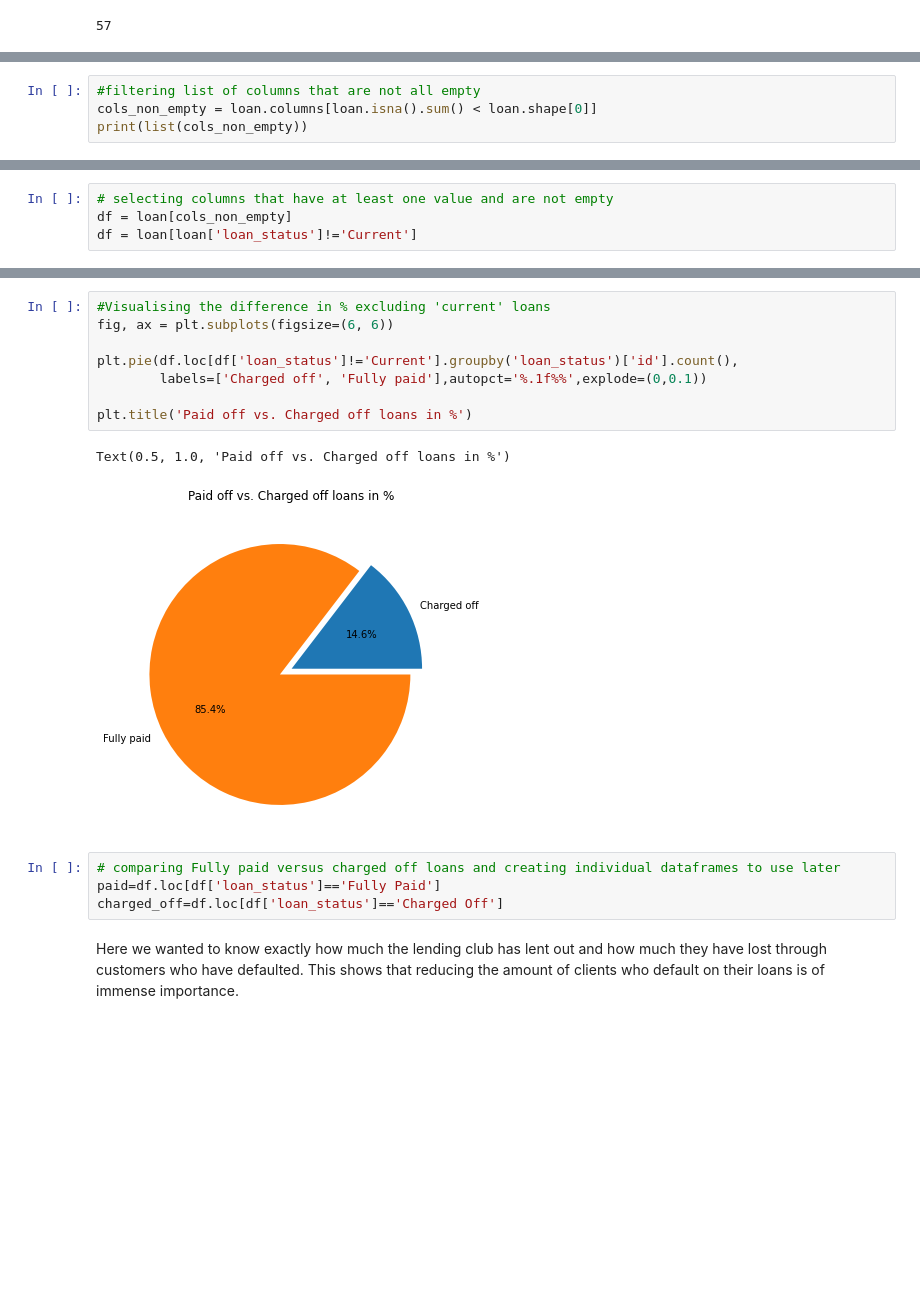
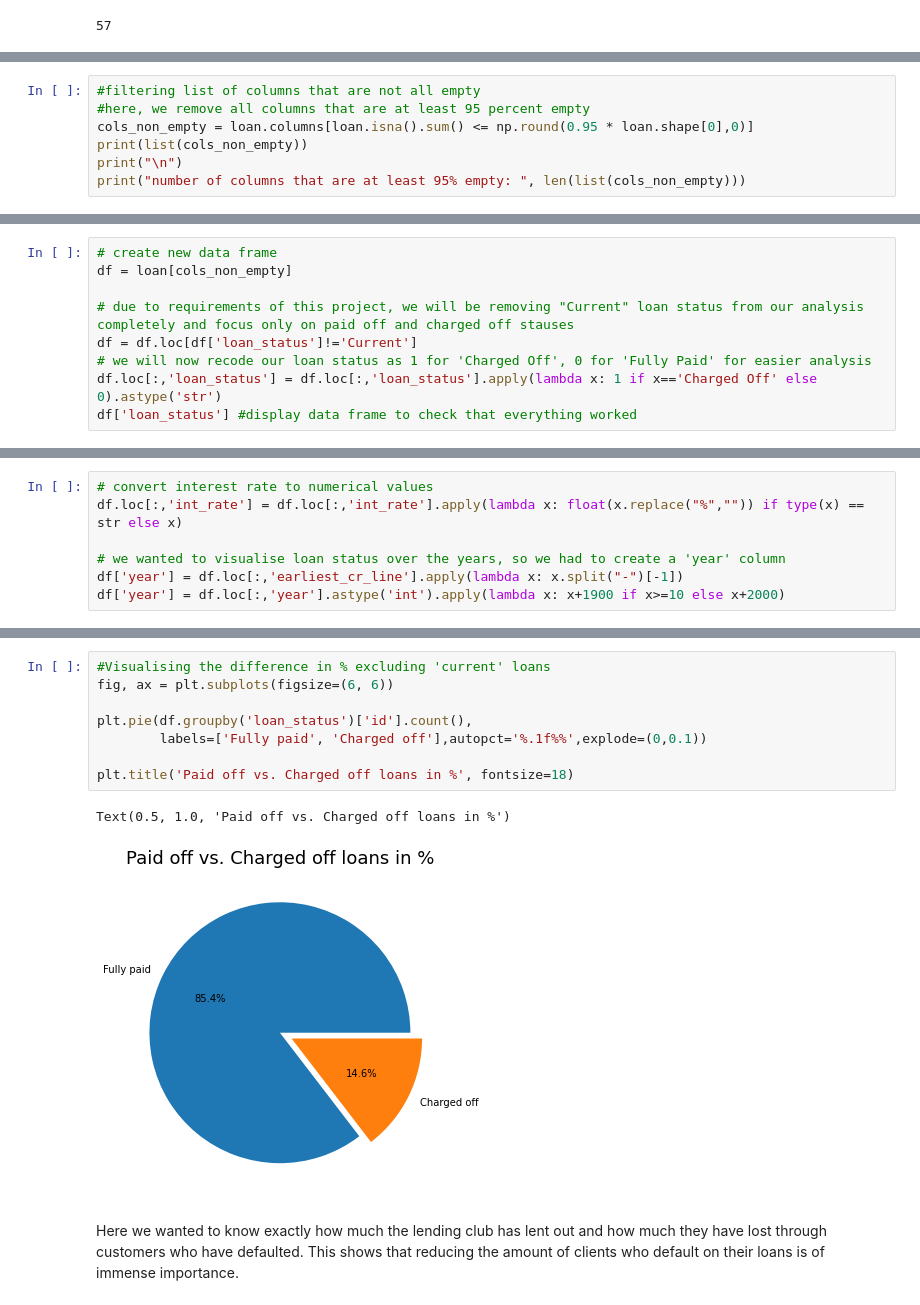
Before and after one commit to GeriNZ/lendingclub, a Jupyter notebook: Beng_Cheong_Cheong.ipynb, the cells around one changed output, grey strips where cells are left out. Cells and saved outputs as stored; diff of their text form; blank space fills up the shorter version.

Commit message:
update TOC, add detailed analysis, format markdown

```diff
--- a/Beng_Cheong_Cheong.ipynb
+++ b/Beng_Cheong_Cheong.ipynb
@@ -137,7 +161,10 @@ memory usage: 310.4 KB
 None
 # %%
 #filtering list of columns that are not all empty
-cols_non_empty = loan.columns[loan.isna().sum() < loan.shape[0]]
+#here, we remove all columns that are at least 95 percent empty
+cols_non_empty = loan.columns[loan.isna().sum() <= np.round(0.95 * loan.shape[0],0)]
 print(list(cols_non_empty))
+print("\n")
+print("number of columns that are at least 95% empty: ", len(list(cols_non_empty)))
 # %% [output]
 ['id', 'member_id', 'loan_amnt', 'funded_amnt', 'funded_amnt_inv', 'term', 'int_rate', 'installment', 'grade', 'sub_grade', 'emp_title', 'emp_length', 'home_ownership', 'annual_inc', 'verification_sta ...
@@ -147,0 +199,9 @@ The data exploration shows that the amount of columns in the dataset to be analy
+# %%
+# create new data frame
+df = loan[cols_non_empty]
+
+# due to requirements of this project, we will be removing "Current" loan status from our analysis completely and focus only on paid off and charged off stauses
+df = df.loc[df['loan_status']!='Current']
+# we will now recode our loan status as 1 for 'Charged Off', 0 for 'Fully Paid' for easier analysis
+df.loc[:,'loan_status'] = df.loc[:,'loan_status'].apply(lambda x: 1 if x=='Charged Off' else 0).astype('str')
+df['loan_status'] #display data frame to check that everything worked
@@ -148 +248,8 @@ The data exploration shows that the amount of columns in the dataset to be analy
+# %%
+# convert interest rate to numerical values
+df.loc[:,'int_rate'] = df.loc[:,'int_rate'].apply(lambda x: float(x.replace("%","")) if type(x) == str else x)
+
+# we wanted to visualise loan status over the years, so we had to create a 'year' column
+df['year'] = df.loc[:,'earliest_cr_line'].apply(lambda x: x.split("-")[-1])
+df['year'] = df.loc[:,'year'].astype('int').apply(lambda x: x+1900 if x>=10 else x+2000)
 # %% [markdown]
@@ -151,4 +281,0 @@ For the remainder of the analysis, we created a new data frame that only contain
-# %%
-# selecting columns that have at least one value and are not empty
-df = loan[cols_non_empty]
-df = loan[loan['loan_status']!='Current']
@@ -208,17 +289,13 @@ We conducted a univariate analysis to understand an overview of the loan statuse
 # %%
 #Visualising the difference in % excluding 'current' loans
 fig, ax = plt.subplots(figsize=(6, 6))
 
-plt.pie(df.loc[df['loan_status']!='Current'].groupby('loan_status')['id'].count(),
-        labels=['Charged off', 'Fully paid'],autopct='%.1f%%',explode=(0,0.1))
+plt.pie(df.groupby('loan_status')['id'].count(),
+        labels=['Fully paid', 'Charged off'],autopct='%.1f%%',explode=(0,0.1))
 
-plt.title('Paid off vs. Charged off loans in %')
+plt.title('Paid off vs. Charged off loans in %', fontsize=18)
 # %% [output]
 Text(0.5, 1.0, 'Paid off vs. Charged off loans in %')
-[figure, old version]
+[figure, new version]
-# %%
-# comparing Fully paid versus charged off loans and creating individual dataframes to use later
-paid=df.loc[df['loan_status']=='Fully Paid']
-charged_off=df.loc[df['loan_status']=='Charged Off']
 # %% [markdown]
 Here we wanted to know exactly how much the lending club has lent out and how much they have lost through customers who have defaulted. This shows that reducing the amount of clients who default on their loans is of immense importance.
```
Also changed, not shown: parts of 67 cells of this notebook, 1 other file.
